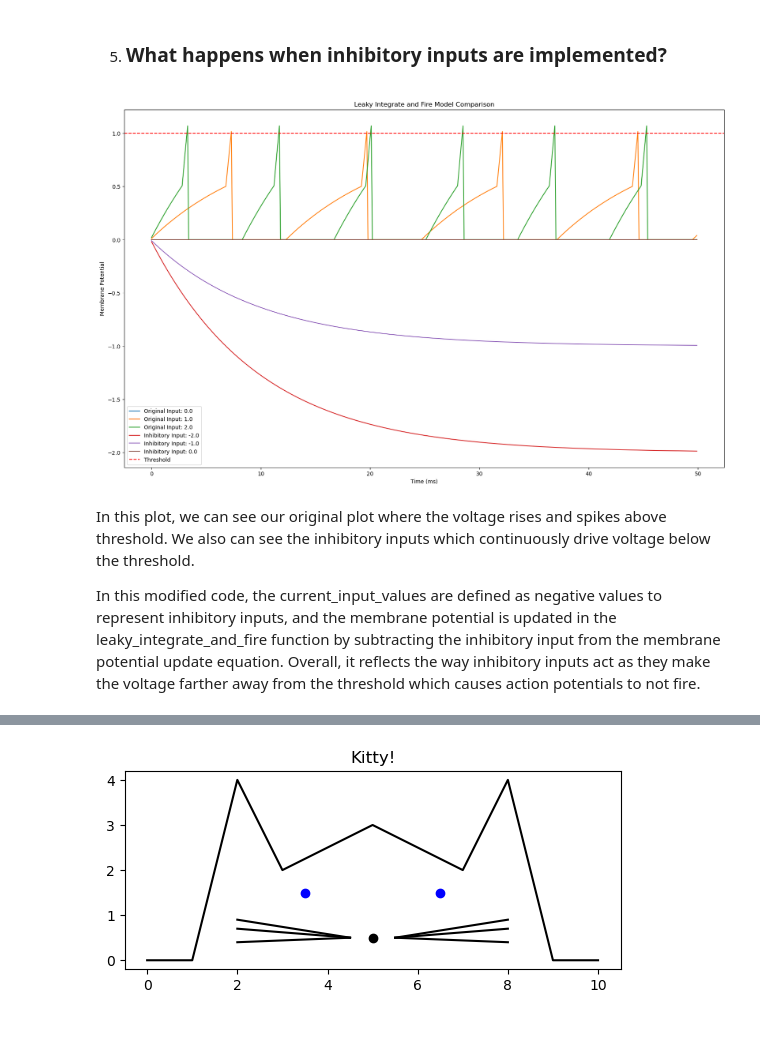
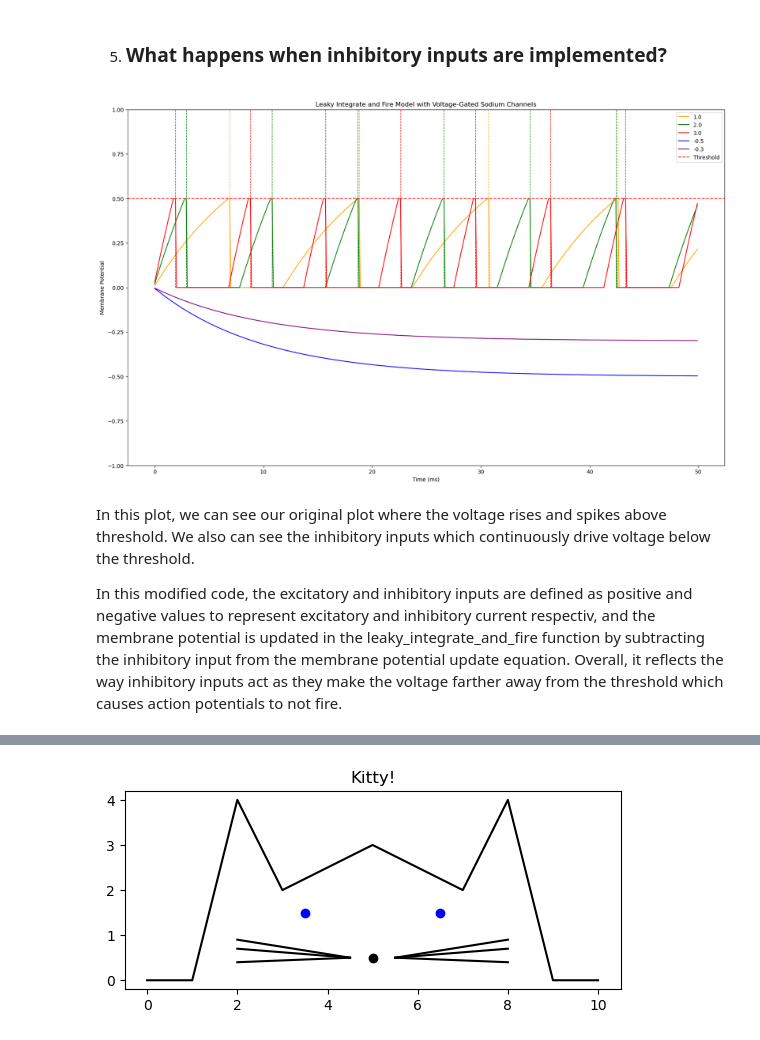
Before and after one commit to taybaugher/BMED4803Group2HW2, a Jupyter notebook: Unit1FinalProj (1).ipynb, the cells around one changed output, grey strips where cells are left out. Drawn from its saved outputs; the diff is of its cells as text; code cells hidden in the pictures.

```diff
--- a/Unit1FinalProj (1).ipynb
+++ b/Unit1FinalProj (1).ipynb
@@ -265,64 +254,74 @@ To achieve the new model, we modified the code to include a bursting input. We d
 import numpy as np
 import matplotlib.pyplot as plt
 
-def leaky_integrate_and_fire(current_input, membrane_time_constant, threshold, reset_voltage, simulation_time, dt, sodium_channel_threshold, refractory_period):
+def leaky_integrate_and_fire(current_inputs, membrane_time_constant, threshold_voltage, reset_voltage, simulation_time, dt, sodium_channel_threshold, refractory_period):
     time_points = np.arange(0, simulation_time, dt)
     membrane_potential = np.zeros_like(time_points)
     spike_times = []
     last_spike_time = -refractory_period
 
     for i, t in enumerate(time_points):
         if t - last_spike_time < refractory_period:
             membrane_potential[i] = reset_voltage
-        elif membrane_potential[i-1] >= threshold:
-            membrane_potential[i] = reset_voltage
+        elif membrane_potential[i-1] >= threshold_voltage:
+            membrane_potential[i] = threshold_voltage
             spike_times.append(t)
             last_spike_time = t
         else:
+            # Calculate total input current
+            total_input = sum(current_inputs)
+
             # Calculate sodium current contribution
             sodium_current = 0.0
             if membrane_potential[i-1] >= sodium_channel_threshold:
-                sodium_current = 10.0  # Positive value representing sodium current
+                sodium_current = 10.0  # Arbitrary value representing sodium current
 
-            # Update membrane potential with sodium current
-            membrane_potential[i] = membrane_potential[i-1] + (dt / membrane_time_constant) * (current_input - membrane_potential[i-1] + sodium_current)
+            # Update membrane potential with sodium current and input current
+            membrane_potential[i] = membrane_potential[i-1] + (dt / membrane_time_constant) * (total_input - membrane_potential[i-1] + sodium_current)
+
+            # Ensure membrane potential does not exceed threshold
+            membrane_potential[i] = min(membrane_potential[i], threshold_voltage)
 
     return time_points, membrane_potential, spike_times
 
 # Define parameters
-current_input_values = np.linspace(0, 2, 3)  # Different current inputs (original excitatory inputs)
-inhibitory_input_values = np.linspace(-2, 0, 3)  # Different current inputs (inhibitory inputs)
-personal_input = 5
-membrane_time_constant = 10.0  # Time constant of the membrane
-threshold_voltage = 1  # Membrane potential threshold for firing
-reset_voltage = 0.0  # Membrane potential reset value after firing
-simulation_time = 50  # Simulation time in milliseconds
-dt = 0.1  # Time step in milliseconds
-sodium_channel_threshold = 0.5  # Threshold for opening sodium channels
-refractory_period = 5  # Duration of the refractory period in milliseconds
+excitatory_inputs = [1.0, 2.0, 3.0]  # Excitatory inputs
+inhibitory_inputs = [-0.5, -0.3]      # Inhibitory inputs
+membrane_time_constant = 10.0         # Time constant of the membrane
+threshold_voltage = 0.5               # Membrane potential threshold for firing
+reset_voltage = 0.0                   # Membrane potential reset value after firing
+simulation_time = 50                  # Simulation time in milliseconds
+dt = 0.1                              # Time step in milliseconds
+sodium_channel_threshold = 0.5        # Threshold for opening sodium channels
+refractory_period = 5                 # Duration of the refractory period in milliseconds
 
 plt.figure(figsize=(20, 12))
 
-# Plot original leaky integrate and fire model (with excitatory inputs)
-for current_input in current_input_values:
-    time_points, membrane_potential, spike_times = leaky_integrate_and_fire(current_input, membrane_time_constant, threshold_voltage, reset_voltage, simulation_time, dt, sodium_channel_threshold, refractory_period)
-    plt.plot(time_points, membrane_potential, label=f'Original Input: {current_input}')
+# Plot membrane potentials for excitatory inputs
+for current_input, color, label in zip(excitatory_inputs, ['orange', 'green', 'red'], ['1.0', '2.0', '3.0']):
+    time_points, membrane_potential, spike_times = leaky_integrate_and_fire([current_input], membrane_time_constant, threshold_voltage, reset_voltage, simulation_time, dt, sodium_channel_threshold, refractory_period)
+    plt.plot(time_points, membrane_potential, label=label, color=color)
 
-# Plot modified leaky integrate and fire model (with inhibitory inputs)
-for current_input in inhibitory_input_values:
-    time_points, membrane_potential, spike_times = leaky_integrate_and_fire(current_input, membrane_time_constant, threshold_voltage, reset_voltage, simulation_time, dt, sodium_channel_threshold, refractory_period)
-    plt.plot(time_points, membrane_potential, label=f'Inhibitory Input: {current_input}')
+    # Plot action potentials as vertical lines with the same color as excitatory input lines
+    for spike_time in spike_times:
+        plt.axvline(x=spike_time, ymin=threshold_voltage, color=color, linestyle='--', linewidth=1)
 
-plt.title('Leaky Integrate and Fire Model Comparison')
+# Plot membrane potentials for inhibitory inputs
+for current_input, color, label in zip(inhibitory_inputs, ['blue', 'purple'], ['-0.5', '-0.3']):
+    time_points, membrane_potential, _ = leaky_integrate_and_fire([current_input], membrane_time_constant, threshold_voltage, reset_voltage, simulation_time, dt, sodium_channel_threshold, refractory_period)
+    plt.plot(time_points, membrane_potential, label=label, color=color)
+
+plt.title('Leaky Integrate and Fire Model with Voltage-Gated Sodium Channels')
 plt.xlabel('Time (ms)')
 plt.ylabel('Membrane Potential')
 plt.axhline(y=threshold_voltage, color='r', linestyle='--', label='Threshold')
+plt.ylim([-1, threshold_voltage + 0.5])  # Set y-axis limits to 0 to threshold_voltage + 0.1
 plt.legend()
 plt.show()
 # %% [output]
-[figure, old version]
+[figure, new version]
 # %% [markdown]
 In this plot, we can see our original plot where the voltage rises and spikes above threshold. We also can see the inhibitory inputs which continuously drive voltage below the threshold.
 
-In this modified code, the current_input_values are defined as negative values to represent inhibitory inputs, and the membrane potential is updated  in the leaky_integrate_and_fire function by subtracting the inhibitory input from the membrane potential update equation. Overall, it reflects the way inhibitory inputs act as they make the voltage farther away from the threshold which causes action potentials to not fire.
+In this modified code, the excitatory and inhibitory inputs are defined as positive and negative values to represent excitatory and inhibitory current respectiv, and the membrane potential is updated  in the leaky_integrate_and_fire function by subtracting the inhibitory input from the membrane potential update equation. Overall, it reflects the way inhibitory inputs act as they make the voltage farther away from the threshold which causes action potentials to not fire.
 # %% [markdown]
```
Also changed, not shown: parts of 4 cells of this notebook.
